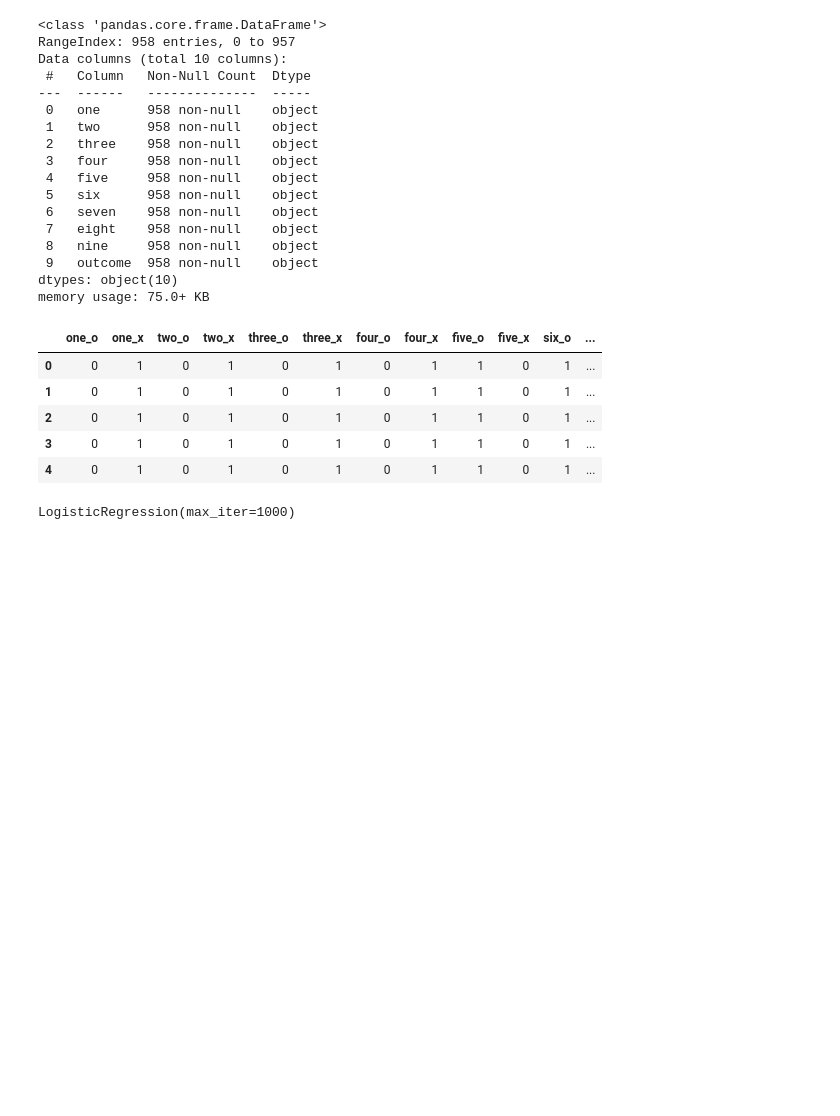
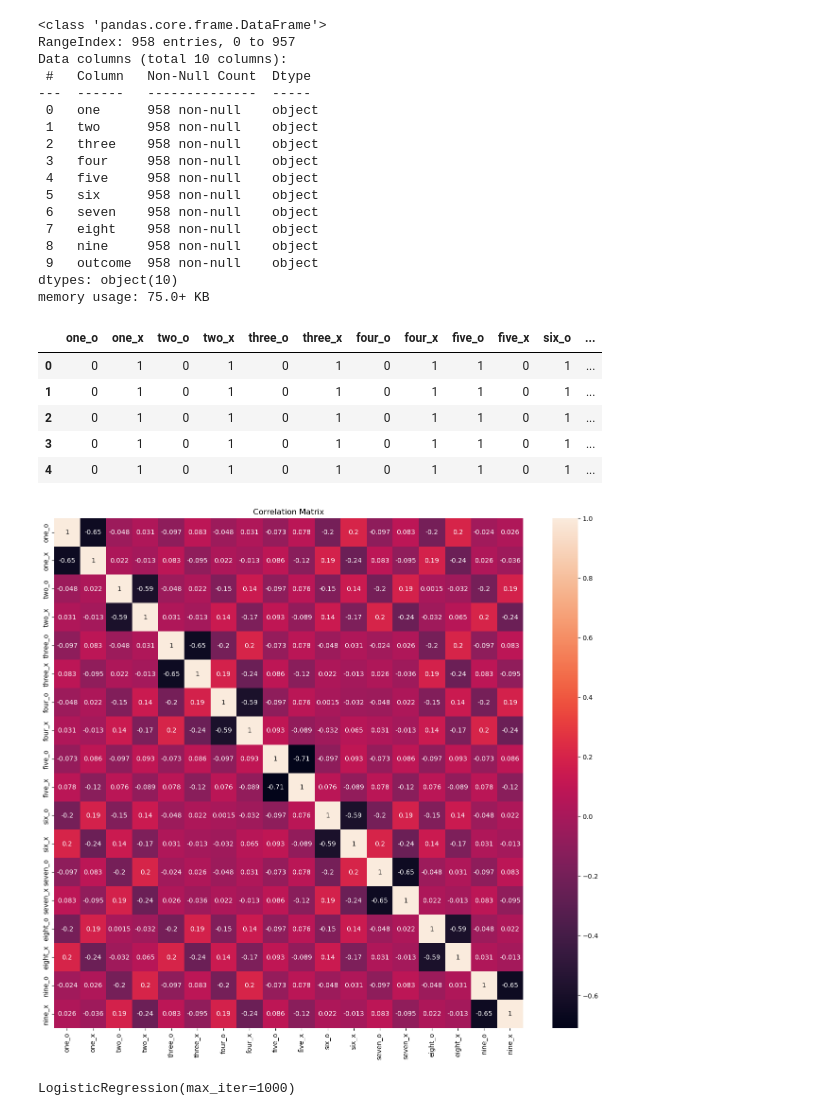
Before and after one commit to Patricker75/Data-Science-Project, a Jupyter notebook: DataExploration.ipynb, the cells around one changed output. Saved outputs shown, nothing was run; the diff lists cells and outputs as text; code cells hidden in the pictures; blank space fills up the shorter version.

```diff
--- a/DataExploration.ipynb
+++ b/DataExploration.ipynb
@@ -94,3 +94,11 @@ X.head()
 | 2 | 0 | 1 | 0 | 1 | 0 | 1 | 0 | 1 | 1 | 0 | 1 | ... |
 | 3 | 0 | 1 | 0 | 1 | 0 | 1 | 0 | 1 | 1 | 0 | 1 | ... |
 | 4 | 0 | 1 | 0 | 1 | 0 | 1 | 0 | 1 | 1 | 0 | 1 | ... |
+# %%
+plt.figure(figsize=(16,14))
+
+sns.heatmap(X.corr(), annot=True)
+plt.title('Correlation Matrix')
+plt.show()
+# %% [output]
+[figure, added]
```
Also changed, not shown: parts of 1 cell of this notebook.
